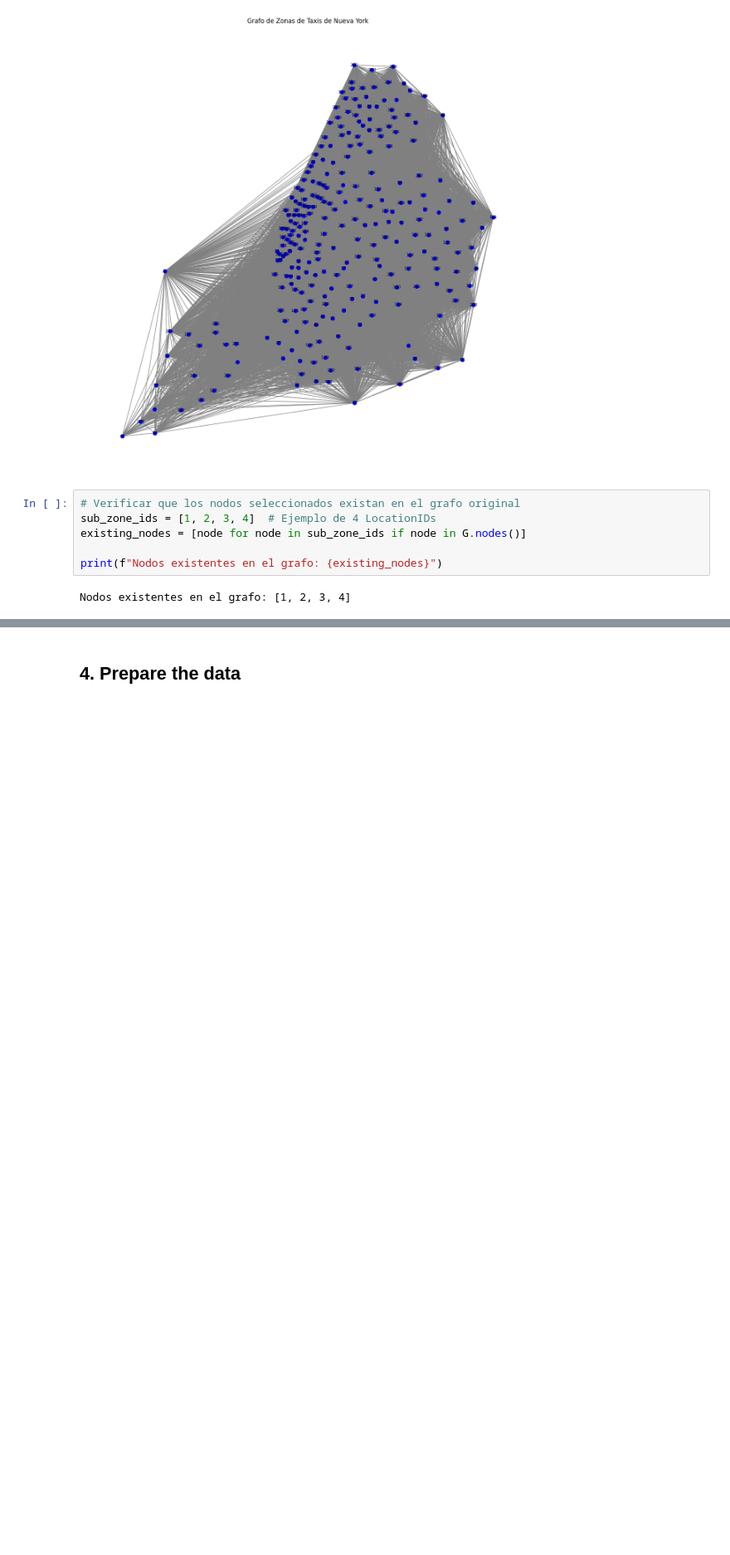
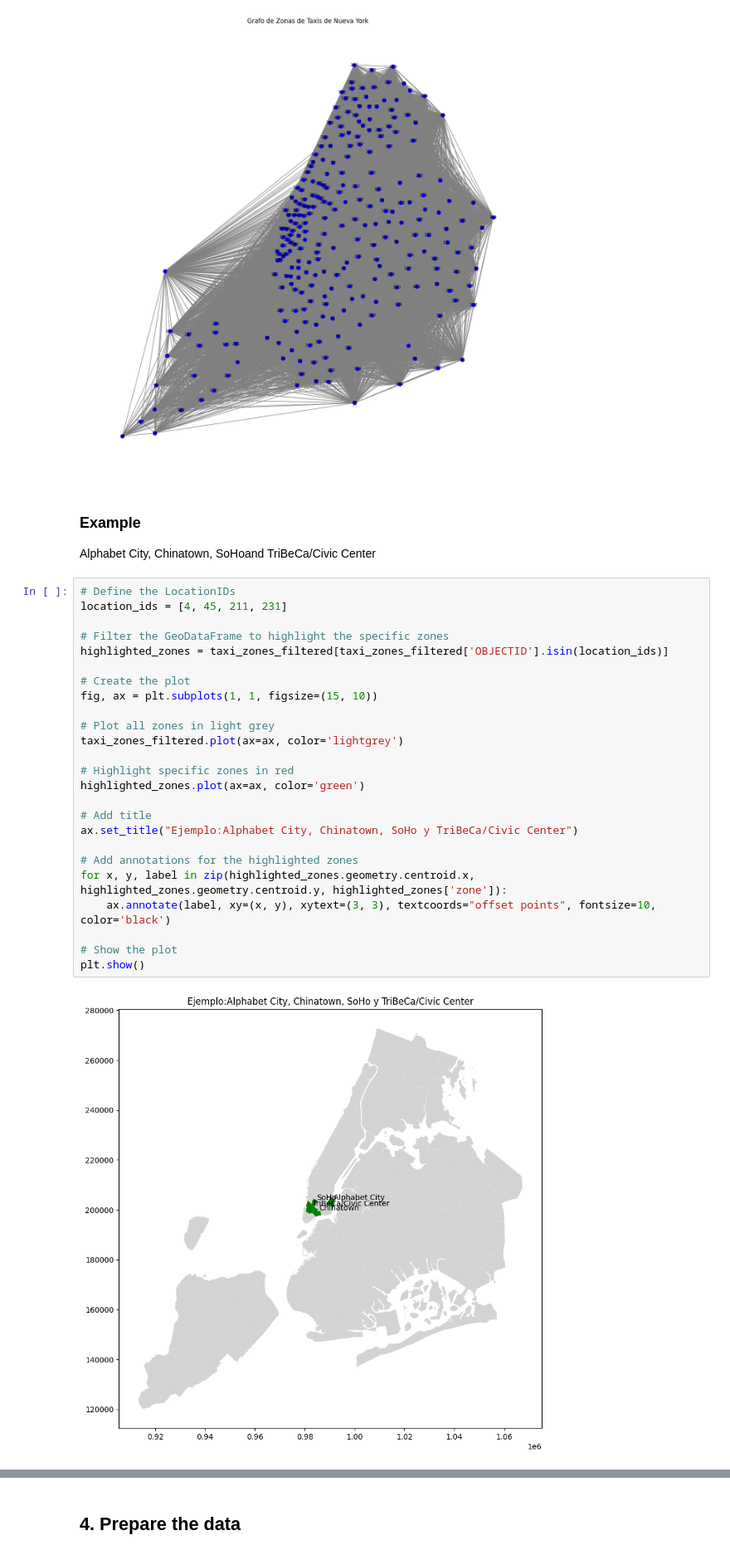
Before and after one commit to paula-martinezmoreno/Route-Selection-with-Probabilistic-Optimization-through-Geospatial-Deep-Learning, a Jupyter notebook: Predictins with T-GCN.ipynb, the cells around one changed output, grey strips where cells are left out. Shown at 83% size. Saved outputs shown, nothing was run; the diff lists cells and outputs as text; blank space fills up the shorter version.

```diff
--- a/Predictins with T-GCN.ipynb
+++ b/Predictins with T-GCN.ipynb
@@ -271,11 +272,34 @@ plt.title('Grafo de Zonas de Taxis de Nueva York')
 plt.show()
 # %% [output]
 [figure]
-# %%
-# Verificar que los nodos seleccionados existan en el grafo original
-sub_zone_ids = [1, 2, 3, 4]  # Ejemplo de 4 LocationIDs
-existing_nodes = [node for node in sub_zone_ids if node in G.nodes()]
-
-print(f"Nodos existentes en el grafo: {existing_nodes}")
-# %% [output]
-Nodos existentes en el grafo: [1, 2, 3, 4]
+# %% [markdown]
+### Example
+Alphabet City,
+Chinatown, SoHoand  TriBeCa/Civic Center
+# %%
+# Define the LocationIDs
+location_ids = [4, 45, 211, 231]
+
+# Filter the GeoDataFrame to highlight the specific zones
+highlighted_zones = taxi_zones_filtered[taxi_zones_filtered['OBJECTID'].isin(location_ids)]
+
+# Create the plot
+fig, ax = plt.subplots(1, 1, figsize=(15, 10))
+
+# Plot all zones in light grey
+taxi_zones_filtered.plot(ax=ax, color='lightgrey')
+
+# Highlight specific zones in red
+highlighted_zones.plot(ax=ax, color='green')
+
+# Add title
+ax.set_title("Ejemplo:Alphabet City, Chinatown, SoHo y TriBeCa/Civic Center")
+
+# Add annotations for the highlighted zones
+for x, y, label in zip(highlighted_zones.geometry.centroid.x, highlighted_zones.geometry.centroid.y, highlighted_zones['zone']):
+    ax.annotate(label, xy=(x, y), xytext=(3, 3), textcoords="offset points", fontsize=10, color='black')
+
+# Show the plot
+plt.show()
+# %% [output]
+[figure, added]
```
Also changed, not shown: parts of 17 cells of this notebook.
